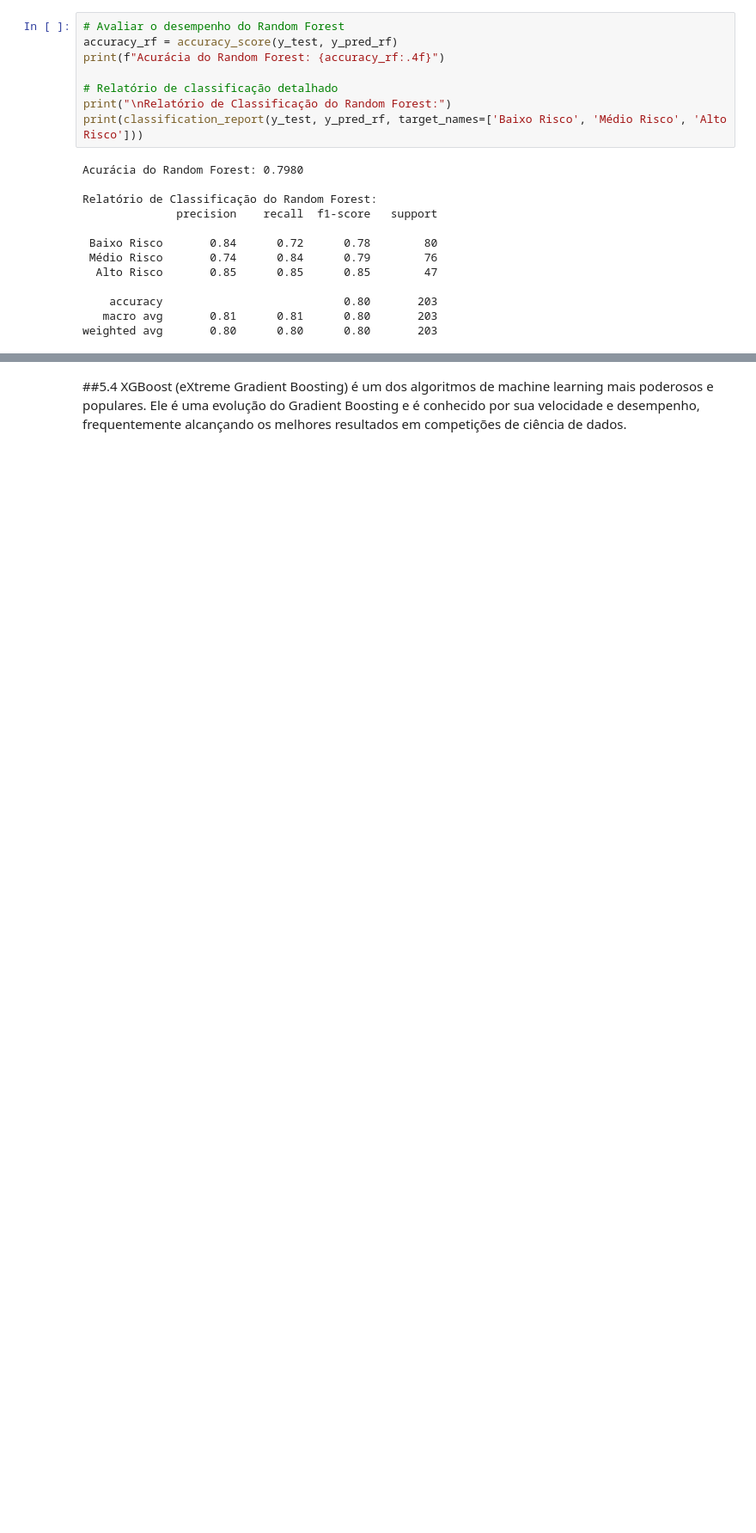
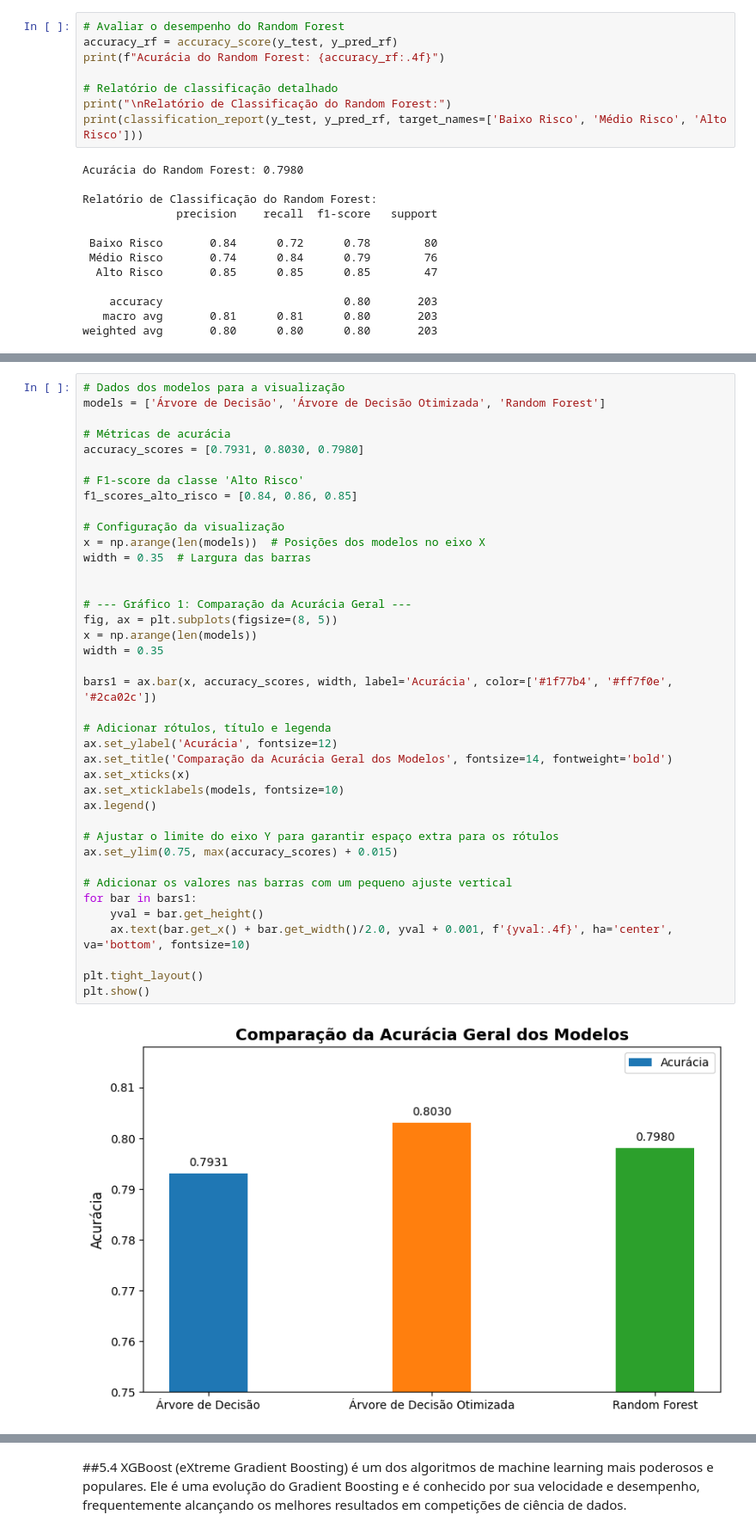
Before and after one commit to AlineFiori/MVP-Machine_Learning, a Jupyter notebook: Template_Machine_Learning_Pregnancy.ipynb, the cells around one changed output, grey strips where cells are left out. Shown at 86% size. Cells and saved outputs as stored; diff of their text form; blank space fills up the shorter version.

```diff
--- a/Template_Machine_Learning_Pregnancy.ipynb
+++ b/Template_Machine_Learning_Pregnancy.ipynb
@@ -1188,0 +1179,41 @@ Qual caminho você prefere seguir?
+# %%
+# Dados dos modelos para a visualização
+models = ['Árvore de Decisão', 'Árvore de Decisão Otimizada', 'Random Forest']
+
+# Métricas de acurácia
+accuracy_scores = [0.7931, 0.8030, 0.7980]
+
+# F1-score da classe 'Alto Risco'
+f1_scores_alto_risco = [0.84, 0.86, 0.85]
+
+# Configuração da visualização
+x = np.arange(len(models))  # Posições dos modelos no eixo X
+width = 0.35  # Largura das barras
+
+
+# --- Gráfico 1: Comparação da Acurácia Geral ---
+fig, ax = plt.subplots(figsize=(8, 5))
+x = np.arange(len(models))
+width = 0.35
+
+bars1 = ax.bar(x, accuracy_scores, width, label='Acurácia', color=['#1f77b4', '#ff7f0e', '#2ca02c'])
+
+# Adicionar rótulos, título e legenda
+ax.set_ylabel('Acurácia', fontsize=12)
+ax.set_title('Comparação da Acurácia Geral dos Modelos', fontsize=14, fontweight='bold')
+ax.set_xticks(x)
+ax.set_xticklabels(models, fontsize=10)
+ax.legend()
+
+# Ajustar o limite do eixo Y para garantir espaço extra para os rótulos
+ax.set_ylim(0.75, max(accuracy_scores) + 0.015)
+
+# Adicionar os valores nas barras com um pequeno ajuste vertical
+for bar in bars1:
+    yval = bar.get_height()
+    ax.text(bar.get_x() + bar.get_width()/2.0, yval + 0.001, f'{yval:.4f}', ha='center', va='bottom', fontsize=10)
+
+plt.tight_layout()
+plt.show()
+# %% [output]
+[figure, added]
```
Also changed, not shown: parts of 8 cells of this notebook.
